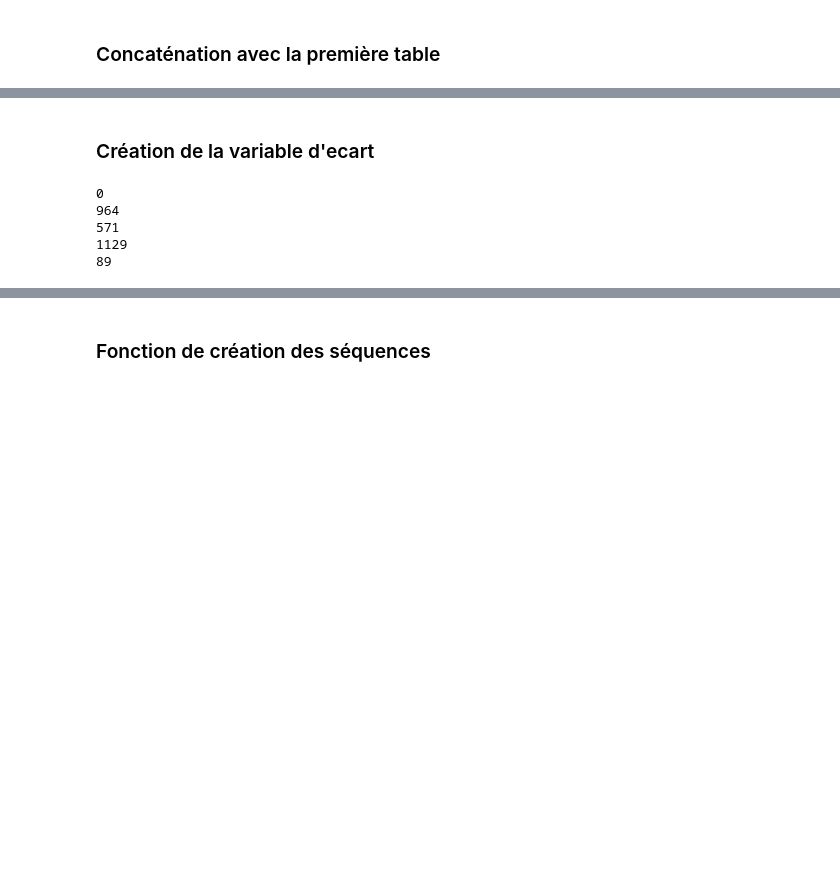
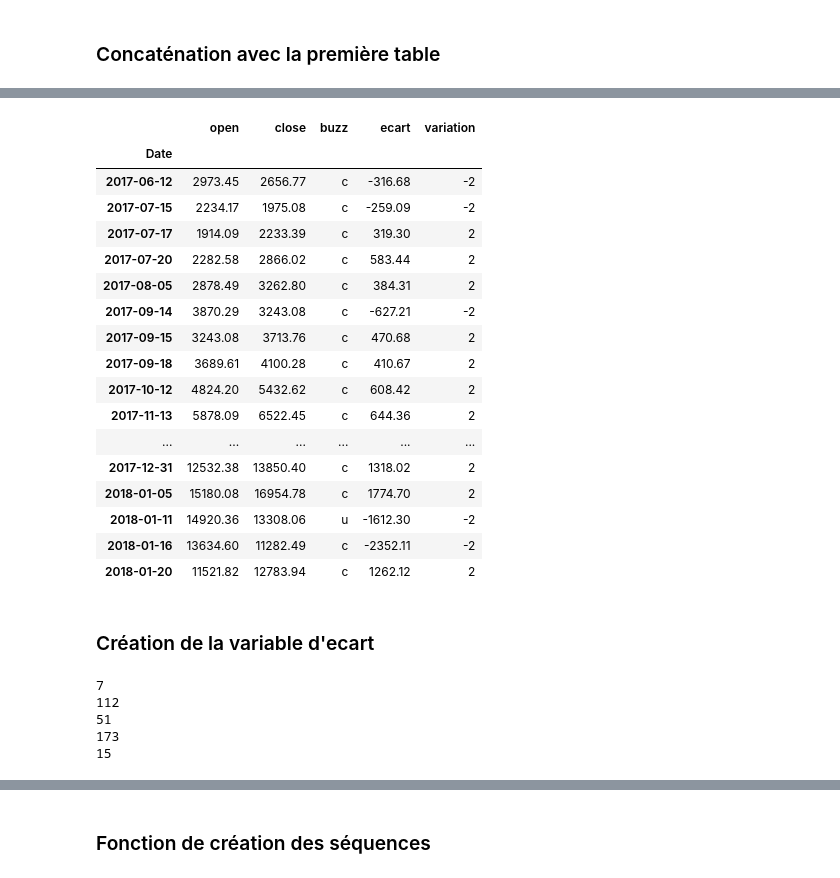
Before and after one commit to abdel-rahmen/crypto_learning, a Jupyter notebook: Projet DM.ipynb, the cells around one changed output, grey strips where cells are left out. Drawn from its saved outputs; the diff is of its cells as text; code cells hidden in the pictures; blank space fills up the shorter version.

```diff
--- a/Projet DM.ipynb
+++ b/Projet DM.ipynb
@@ -109,26 +121,44 @@ pa = pa[['open','close','buzz']]
+# %%
+pa['ecart'] = pa['close']-pa['open']
+# %%
+epsilon1 = 0.005
+epsilon2 = 0.1
+pa['variation'] = 0
+pa['variation'][(pa['ecart']>pa['open']*epsilon1) & (pa['ecart']<pa['open']*epsilon2)] = 1
+pa['variation'][(pa['ecart']<-pa['open']*epsilon1) & (pa['ecart']>-pa['open']*epsilon2)] = -1
+pa['variation'][pa['ecart'] < -pa['open']*epsilon2] = -2
+pa['variation'][pa['ecart'] > pa['open']*epsilon2] = 2
+pa[abs(pa['variation'])>1]
+# %% [output]
+|  | open | close | buzz | ecart | variation |
+| Date |  |  |  |  |  |
+| 2017-06-12 | 2973.45 | 2656.77 | c | -316.68 | -2 |
+| 2017-07-15 | 2234.17 | 1975.08 | c | -259.09 | -2 |
+| 2017-07-17 | 1914.09 | 2233.39 | c | 319.30 | 2 |
+| 2017-07-20 | 2282.58 | 2866.02 | c | 583.44 | 2 |
+| 2017-08-05 | 2878.49 | 3262.80 | c | 384.31 | 2 |
+| 2017-09-14 | 3870.29 | 3243.08 | c | -627.21 | -2 |
+| 2017-09-15 | 3243.08 | 3713.76 | c | 470.68 | 2 |
+| 2017-09-18 | 3689.61 | 4100.28 | c | 410.67 | 2 |
+| 2017-10-12 | 4824.20 | 5432.62 | c | 608.42 | 2 |
+| 2017-11-13 | 5878.09 | 6522.45 | c | 644.36 | 2 |
+| ... | ... | ... | ... | ... | ... |
+| 2017-12-31 | 12532.38 | 13850.40 | c | 1318.02 | 2 |
+| 2018-01-05 | 15180.08 | 16954.78 | c | 1774.70 | 2 |
+| 2018-01-11 | 14920.36 | 13308.06 | u | -1612.30 | -2 |
+| 2018-01-16 | 13634.60 | 11282.49 | c | -2352.11 | -2 |
+| 2018-01-20 | 11521.82 | 12783.94 | c | 1262.12 | 2 |
 # %% [markdown]
 ### Création de la variable d'ecart
-# %%
-df = np.array(df)
-ecart = df[:,0]-df[:,3]
-
-epsilon1 = 0.005
-epsilon2 = 2
-
-ecart[(ecart<df[:,3]*epsilon1) & (ecart>-df[:,3]*epsilon1)] = 0
-ecart[(ecart>df[:,3]*epsilon1) & (ecart<df[:,3]*epsilon2)] = 1
-ecart[ecart>df[:,3]*epsilon2] = 2
-ecart[ecart<-df[:,3]*epsilon2] = -2
-ecart[(ecart<-df[:,3]*epsilon1) & (ecart>-df[:,3]*epsilon2)] = -1
-
-print(sum(ecart==-2))
-print(sum(ecart==-1))
-print(sum(ecart==0))
-print(sum(ecart==1))
-print(sum(ecart==2))
-# %% [output]
-0
-964
-571
-1129
-89
+# %%
+print(sum(pa['variation']==-2))
+print(sum(pa['variation']==-1))
+print(sum(pa['variation']==0))
+print(sum(pa['variation']==1))
+print(sum(pa['variation']==2))
+# %% [output]
+7
+112
+51
+173
+15
```
Also changed, not shown: parts of 6 cells of this notebook.
